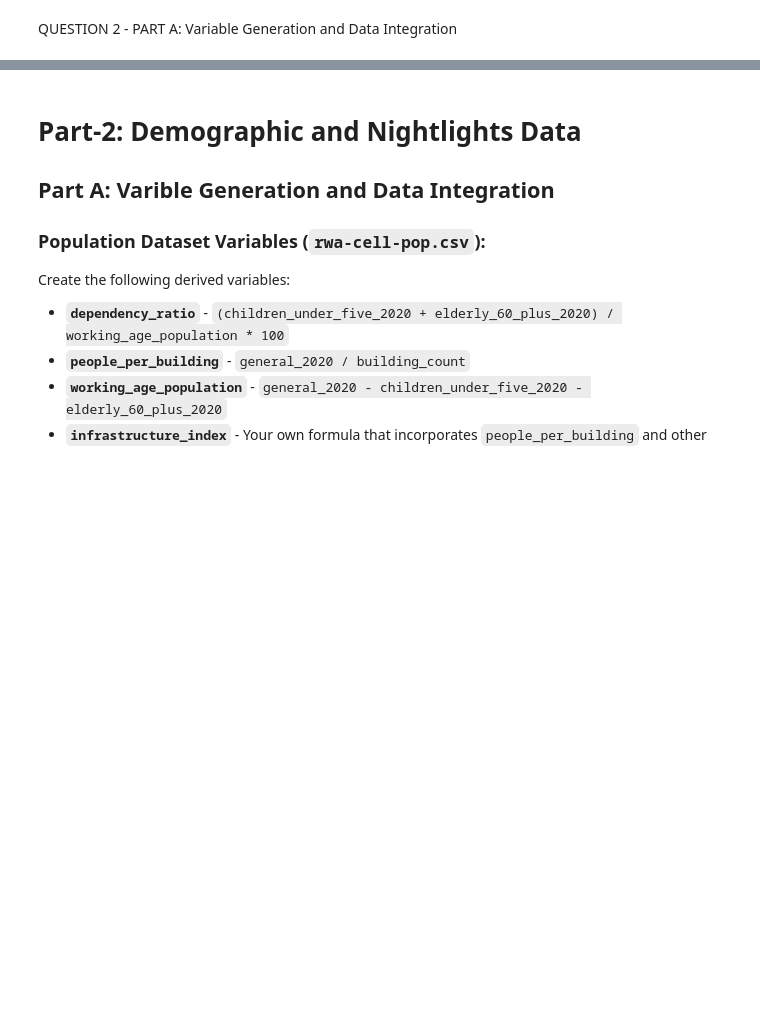
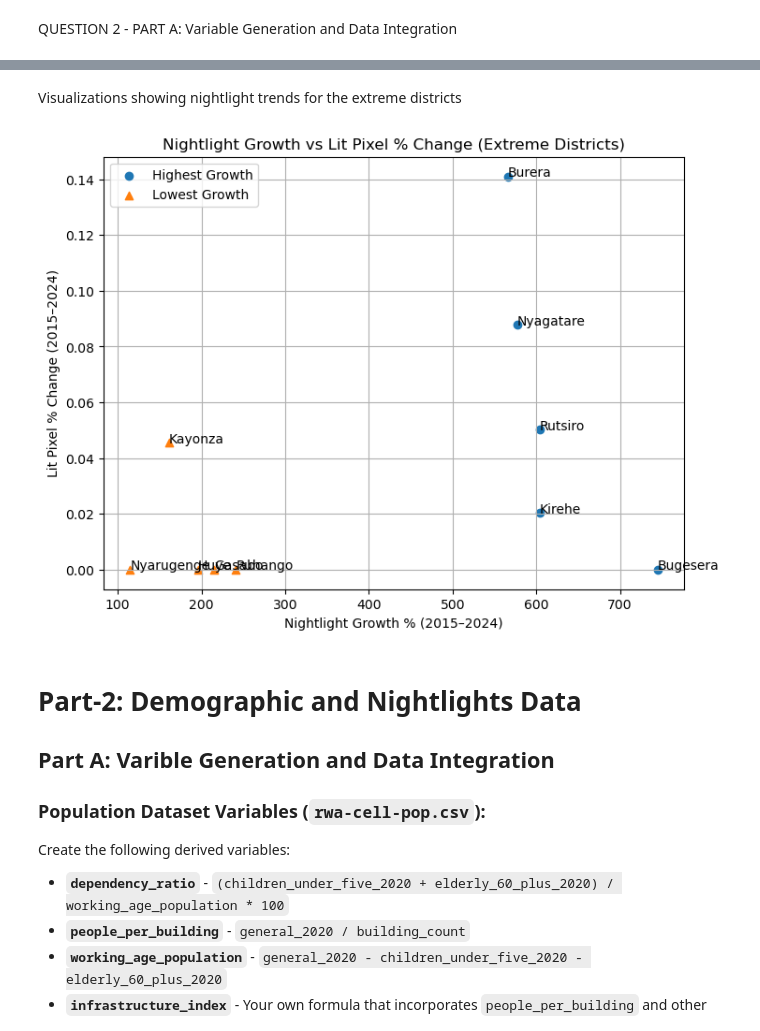
Before and after one commit to emkay3-debug/AIMS-DSCBI, a Jupyter notebook: notebooks/assignments/assignment-2.ipynb, the cells around one changed output, grey strips where cells are left out. Saved outputs shown, nothing was run; the diff lists cells and outputs as text; code cells hidden in the pictures; blank space fills up the shorter version.

```diff
--- a/notebooks/assignments/assignment-2.ipynb
+++ b/notebooks/assignments/assignment-2.ipynb
@@ -575,3 +870,68 @@ Bottom 5 districts (lowest/negative growth):
+# %% [markdown]
+Visualizations showing nightlight trends for the extreme districts
+# %%
+import pandas as pd
+from pathlib import Path
+import matplotlib.pyplot as plt
+
+# 1. Load dataset
+DIR_DATA = Path.cwd().parents[1].joinpath("data")
+FILE_NTL = DIR_DATA / "cell-ntl-2015-2020-2024.csv"
+df = pd.read_csv(FILE_NTL)
+
+# 2. Remove province_name, district_name, sector_name if present
+df = df.drop(columns=['province_name', 'district_name', 'sector_name'], errors='ignore')
+
+# 3. Exclude NaNs in important columns
+df = df.dropna(subset=['total_nightlight', 'lit_pixel_percentage', 'dist_name'])
+
+# 4. Keep only 2015 & 2024 rows
+df = df[df['year'].isin([2015, 2024])]
+
+# 5. Aggregate by district & year level
+agg = (
+    df.groupby(['dist_name', 'year'])
+      .agg(
+          total_nl=('total_nightlight', 'sum'),
+          mean_lit_pct=('lit_pixel_percentage', 'mean')
+      )
+      .reset_index()
+)
+
+# 6. Pivot wide so we have 2015 and 2024 side by side
+wide = agg.pivot(index='dist_name', columns='year')
+wide.columns = [f"{var}_{yr}" for var, yr in wide.columns]
+
+# 7. Calculate nightlight growth and lit_pixel_percentage change
+wide['nightlight_growth_%'] = (wide['total_nl_2024'] - wide['total_nl_2015']) / wide['total_nl_2015'] * 100
+wide['lit_pixel_pct_change'] = wide['mean_lit_pct_2024'] - wide['mean_lit_pct_2015']
+
+# 8. Sort by growth and pick top 5 and bottom 5
+wide_sorted = wide.sort_values('nightlight_growth_%', ascending=False)
+top5    = wide_sorted.head(5).copy()
+bottom5 = wide_sorted.tail(5).copy()
+
+# 9. Plotting
+plt.figure(figsize=(8,6))
+# Plot top5
+plt.scatter(top5['nightlight_growth_%'], top5['lit_pixel_pct_change'], marker='o', label='Highest Growth')
+# Plot bottom5
+plt.scatter(bottom5['nightlight_growth_%'], bottom5['lit_pixel_pct_change'], marker='^', label='Lowest Growth')
+
+# Annotate each point with district name
+for dist, row in top5.iterrows():
+    plt.annotate(dist, (row['nightlight_growth_%'], row['lit_pixel_pct_change']))
+for dist, row in bottom5.iterrows():
+    plt.annotate(dist, (row['nightlight_growth_%'], row['lit_pixel_pct_change']))
+
+plt.title("Nightlight Growth vs Lit Pixel % Change (Extreme Districts)")
+plt.xlabel("Nightlight Growth % (2015–2024)")
+plt.ylabel("Lit Pixel % Change (2015–2024)")
+plt.legend()
+plt.grid(True)
+plt.show()
+# %% [output]
+[figure, added]
 # %% [markdown]
 # Part-2: Demographic and Nightlights Data
 
```
Also changed, not shown: parts of 25 cells of this notebook, 12 other files.
